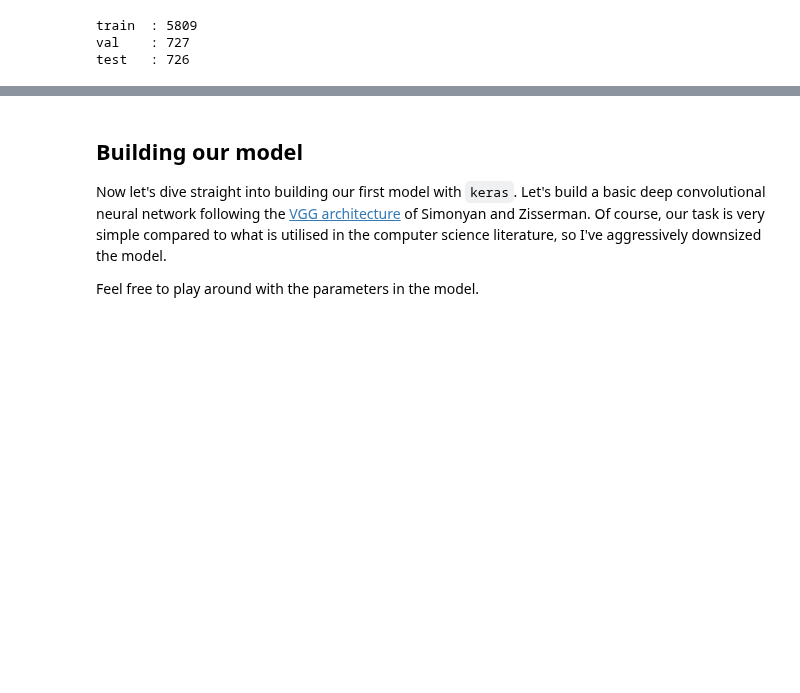
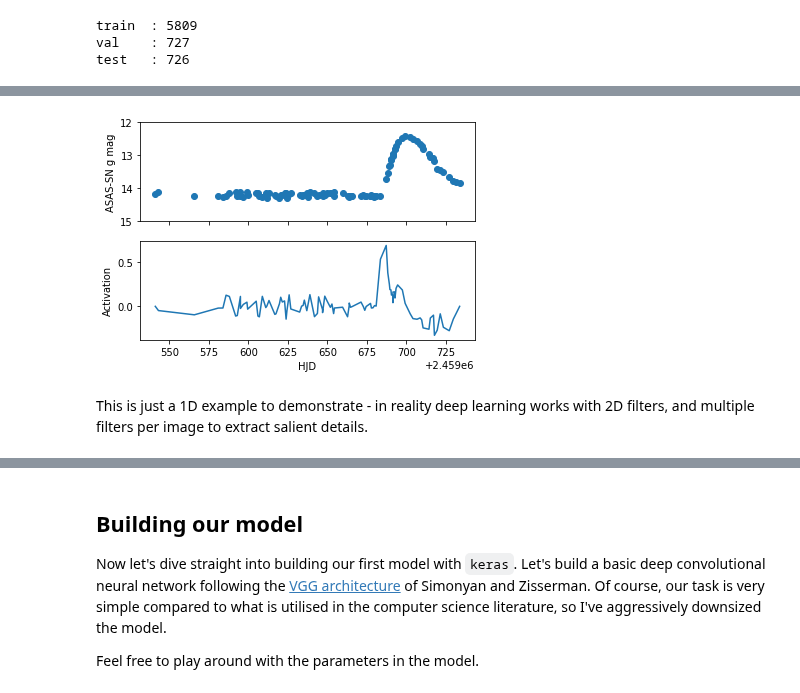
Before and after one commit to raphhbw/WAKE_workshops, a Jupyter notebook: machine_learning/session_02/s2_ml_for_modern_astronomy.ipynb, the cells around one changed output, grey strips where cells are left out. Saved outputs shown, nothing was run; the diff lists cells and outputs as text; code cells hidden in the pictures; blank space fills up the shorter version.

Commit message:
Add convolution example

```diff
--- a/machine_learning/session_02/s2_ml_for_modern_astronomy.ipynb
+++ b/machine_learning/session_02/s2_ml_for_modern_astronomy.ipynb
@@ -151,0 +159,20 @@ Images present a challenge for traditional neural networks - the number of neuro
+# %%
+dataset = pd.read_csv("../data/asas-sn_2022hrs.csv")
+rise_kernel = np.array([-1, 0, 1])
+
+convolved_lc = np.convolve(dataset['mag'].values, rise_kernel, mode='same')
+convolved_lc[np.abs(convolved_lc) > 5] = 0
+
+fig, ax = plt.subplots(2, 1, sharex=True)
+ax[0].set_ylim(15, 12)
+ax[0].scatter(dataset['HJD'], dataset['mag'])
+ax[0].set_ylabel("ASAS-SN g mag")
+
+ax[1].plot(dataset['HJD'], convolved_lc)
+ax[1].set_ylabel("Activation")
+ax[1].set_xlabel("HJD")
+plt.show()
+# %% [output]
+[figure, added]
+# %% [markdown]
+This is just a 1D example to demonstrate - in reality deep learning works with 2D filters, and multiple filters per image to extract salient details.
```
Also changed, not shown: parts of 4 cells of this notebook.
